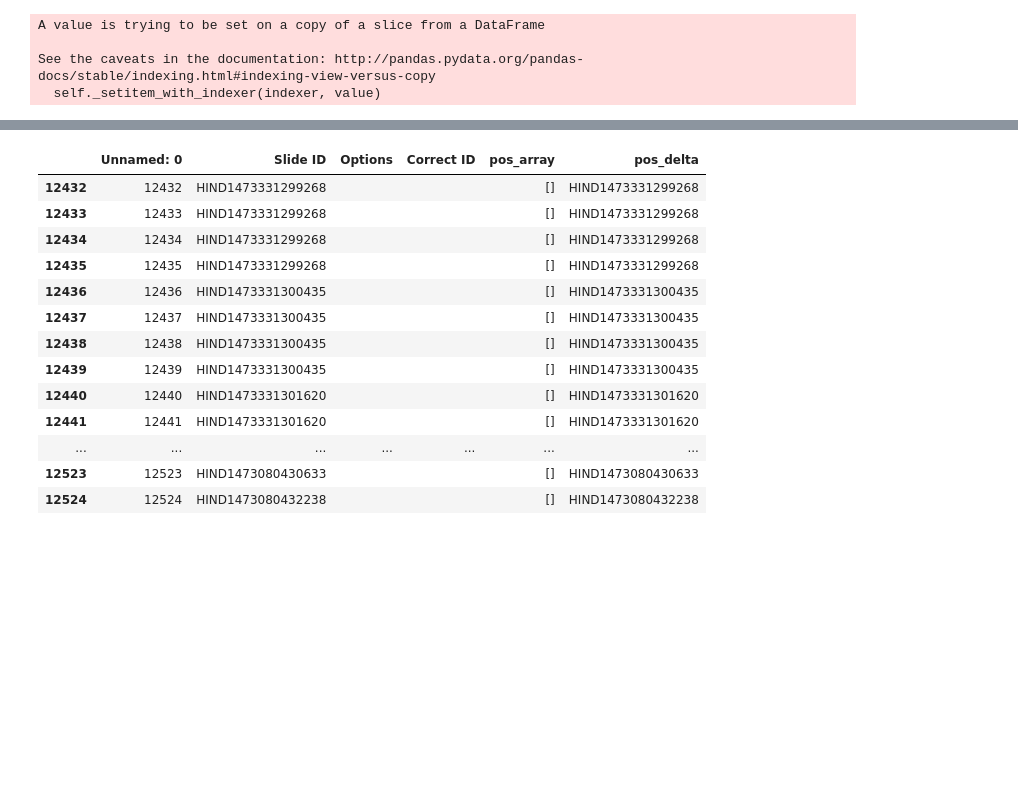
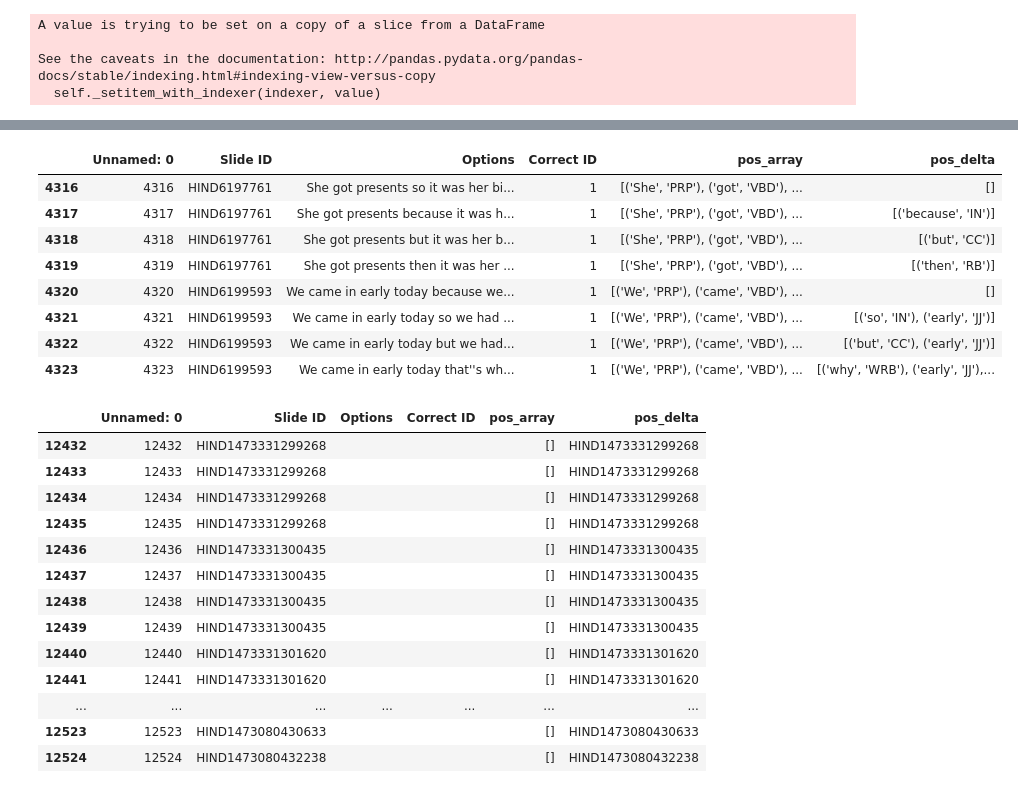
Before and after one commit to pasha00786/helloenglish, a Jupyter notebook: pos_delta.ipynb, the cells around one changed output, grey strips where cells are left out. Saved outputs shown, nothing was run; the diff lists cells and outputs as text; code cells hidden in the pictures; blank space fills up the shorter version.

```diff
--- a/pos_delta.ipynb
+++ b/pos_delta.ipynb
@@ -44,7 +44,7 @@ pos_array = list(df['pos_array'])
 def delta(option, base):
     return list(set(option)-set(base))
 # %%
-for i in range(12528, 13707, 4):
+for i in range(0, 4323, 4):
     n = i
     data = df.iloc[n : n + 4]
     correct_index = int(data['Correct ID'].iloc[0])-1
@@ -67,3 +61,15 @@ df.iloc[12528:12530]
+# %%
+df.tail(8)
+# %% [output]
+|  | Unnamed: 0 | Slide ID | Options | Correct ID | pos_array | pos_delta |
+| 4316 | 4316 | HIND6197761 | She got presents so it was her bi... | 1 | [('She', 'PRP'), ('got', 'VBD'), ... | [] |
+| 4317 | 4317 | HIND6197761 | She got presents because it was h... | 1 | [('She', 'PRP'), ('got', 'VBD'), ... | [('because', 'IN')] |
+| 4318 | 4318 | HIND6197761 | She got presents but it was her b... | 1 | [('She', 'PRP'), ('got', 'VBD'), ... | [('but', 'CC')] |
+| 4319 | 4319 | HIND6197761 | She got presents then it was her ... | 1 | [('She', 'PRP'), ('got', 'VBD'), ... | [('then', 'RB')] |
+| 4320 | 4320 | HIND6199593 | We came in early today because we... | 1 | [('We', 'PRP'), ('came', 'VBD'), ... | [] |
+| 4321 | 4321 | HIND6199593 | We came in early today so we had ... | 1 | [('We', 'PRP'), ('came', 'VBD'), ... | [('so', 'IN'), ('early', 'JJ')] |
+| 4322 | 4322 | HIND6199593 | We came in early today but we had... | 1 | [('We', 'PRP'), ('came', 'VBD'), ... | [('but', 'CC'), ('early', 'JJ')] |
+| 4323 | 4323 | HIND6199593 | We came in early today that''s wh... | 1 | [('We', 'PRP'), ('came', 'VBD'), ... | [('why', 'WRB'), ('early', 'JJ'),... |
 # %%
 df[df['Correct ID'] == ' ']
 # %% [output]
```
Also changed, not shown: parts of 5 cells of this notebook, 8 other files.
